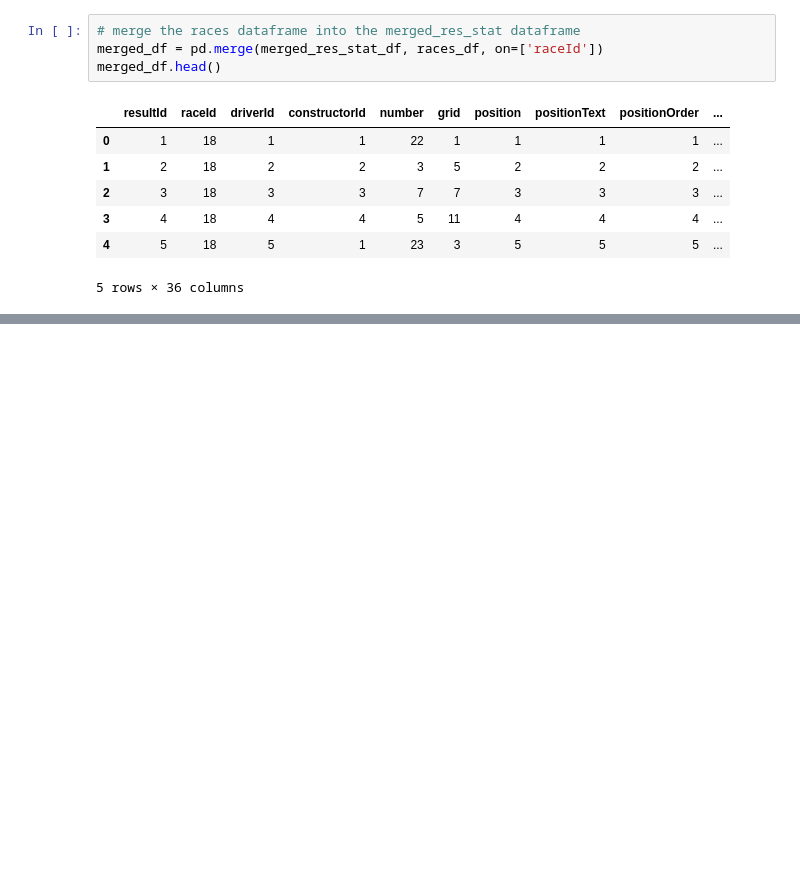
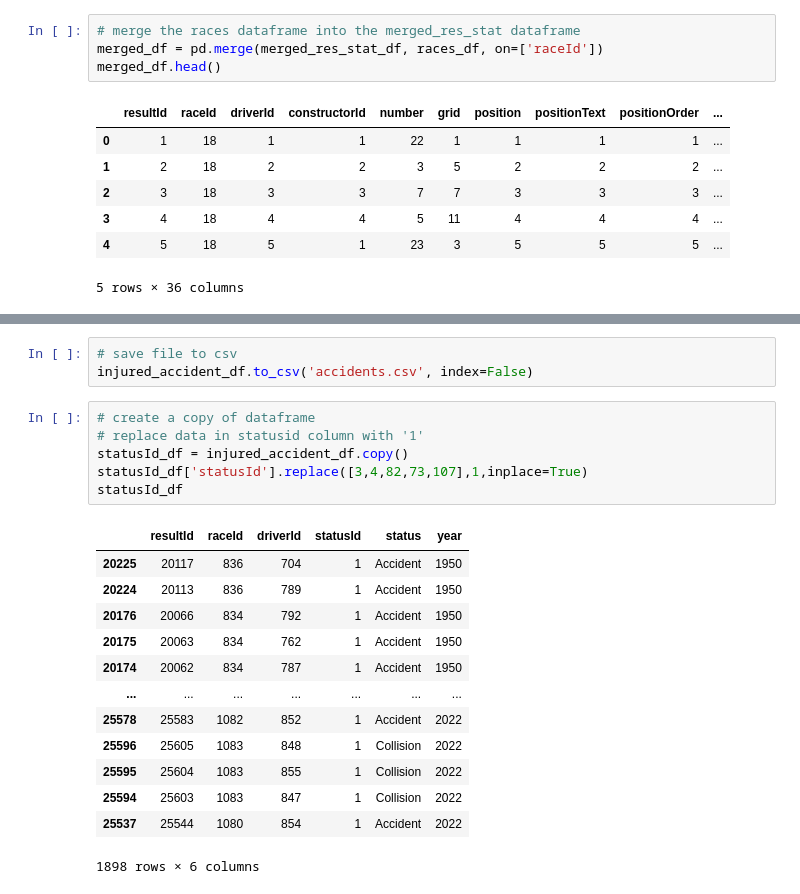
Before and after one commit to oli124/F1_safety, a Jupyter notebook: accident_v_injury.ipynb, the cells around one changed output, grey strips where cells are left out. Drawn from its saved outputs; the diff is of its cells as text; blank space fills up the shorter version.

```diff
--- a/accident_v_injury.ipynb
+++ b/accident_v_injury.ipynb
@@ -267,0 +100,23 @@ plt.title('Accidents vs injuries in Formula One (F1)');
+# %%
+# save file to csv
+injured_accident_df.to_csv('accidents.csv', index=False)
+# %%
+# create a copy of dataframe
+# replace data in statusid column with '1'
+statusId_df = injured_accident_df.copy()
+statusId_df['statusId'].replace([3,4,82,73,107],1,inplace=True)
+statusId_df
+# %% [output]
+|  | resultId | raceId | driverId | statusId | status | year |
+| 20225 | 20117 | 836 | 704 | 1 | Accident | 1950 |
+| 20224 | 20113 | 836 | 789 | 1 | Accident | 1950 |
+| 20176 | 20066 | 834 | 792 | 1 | Accident | 1950 |
+| 20175 | 20063 | 834 | 762 | 1 | Accident | 1950 |
+| 20174 | 20062 | 834 | 787 | 1 | Accident | 1950 |
+| ... | ... | ... | ... | ... | ... | ... |
+| 25578 | 25583 | 1082 | 852 | 1 | Accident | 2022 |
+| 25596 | 25605 | 1083 | 848 | 1 | Collision | 2022 |
+| 25595 | 25604 | 1083 | 855 | 1 | Collision | 2022 |
+| 25594 | 25603 | 1083 | 847 | 1 | Collision | 2022 |
+| 25537 | 25544 | 1080 | 854 | 1 | Accident | 2022 |
+1898 rows × 6 columns
```
Also changed, not shown: parts of 36 cells of this notebook, 6 other files.
